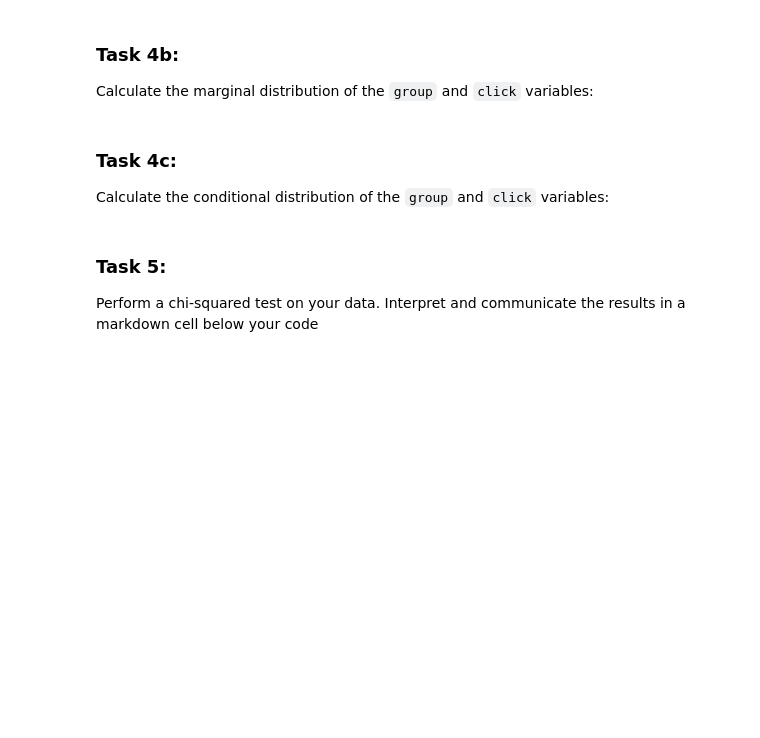
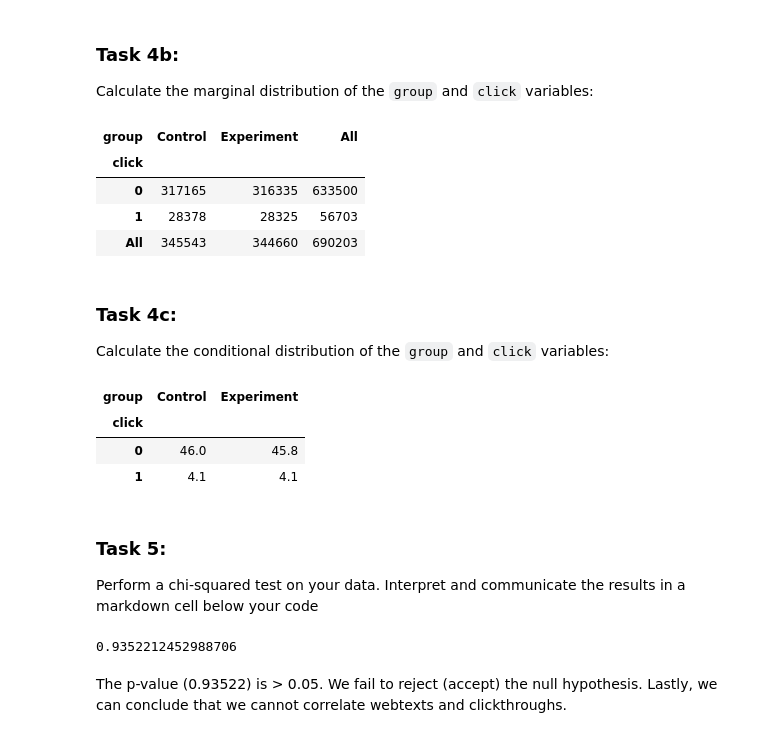
Before and after one commit to nargis-akhter/CodingTempleBootcamp, a Jupyter notebook: week 4/python day 5/stats_assignment.ipynb, the cells around one changed output. Saved outputs shown, nothing was run; the diff lists cells and outputs as text; code cells hidden in the pictures; blank space fills up the shorter version.

```diff
--- a/week 4/python day 5/stats_assignment.ipynb
+++ b/week 4/python day 5/stats_assignment.ipynb
@@ -27,10 +95,36 @@ Look at the joint distribution of the `group` and `click` columns and make an in
 ### Task 4b:
 
 Calculate the marginal distribution of the `group` and `click` variables:
+# %%
+marginal_dist = pd.crosstab(df['click'], df['group'], margins=True)
+marginal_dist
+# %% [output]
+| group | Control | Experiment | All |
+| click |  |  |  |
+| 0 | 317165 | 316335 | 633500 |
+| 1 | 28378 | 28325 | 56703 |
+| All | 345543 | 344660 | 690203 |
 # %% [markdown]
 ### Task 4c:
 Calculate the conditional distribution of the `group` and `click` variables:
+# %%
+round(pd.crosstab(df['click'], df['group'], normalize=True) *100, 1)
+# %% [output]
+| group | Control | Experiment |
+| click |  |  |
+| 0 | 46.0 | 45.8 |
+| 1 | 4.1 | 4.1 |
 # %% [markdown]
 ### Task 5:
 
 Perform a chi-squared test on your data. Interpret and communicate the results in a markdown cell below your code
+# %%
+sta, p_val, dof, exp_freq = chi2_contingency(pd.crosstab(df['group'], df['click']))
+
+print(p_val)
+# %% [output]
+0.9352212452988706
+# %% [markdown]
+The p-value (0.93522) is > 0.05.
+We fail to reject (accept) the null hypothesis.
+Lastly, we can conclude that we cannot correlate webtexts and clickthroughs.
```
Also changed, not shown: parts of 10 cells of this notebook, 41 other files.
